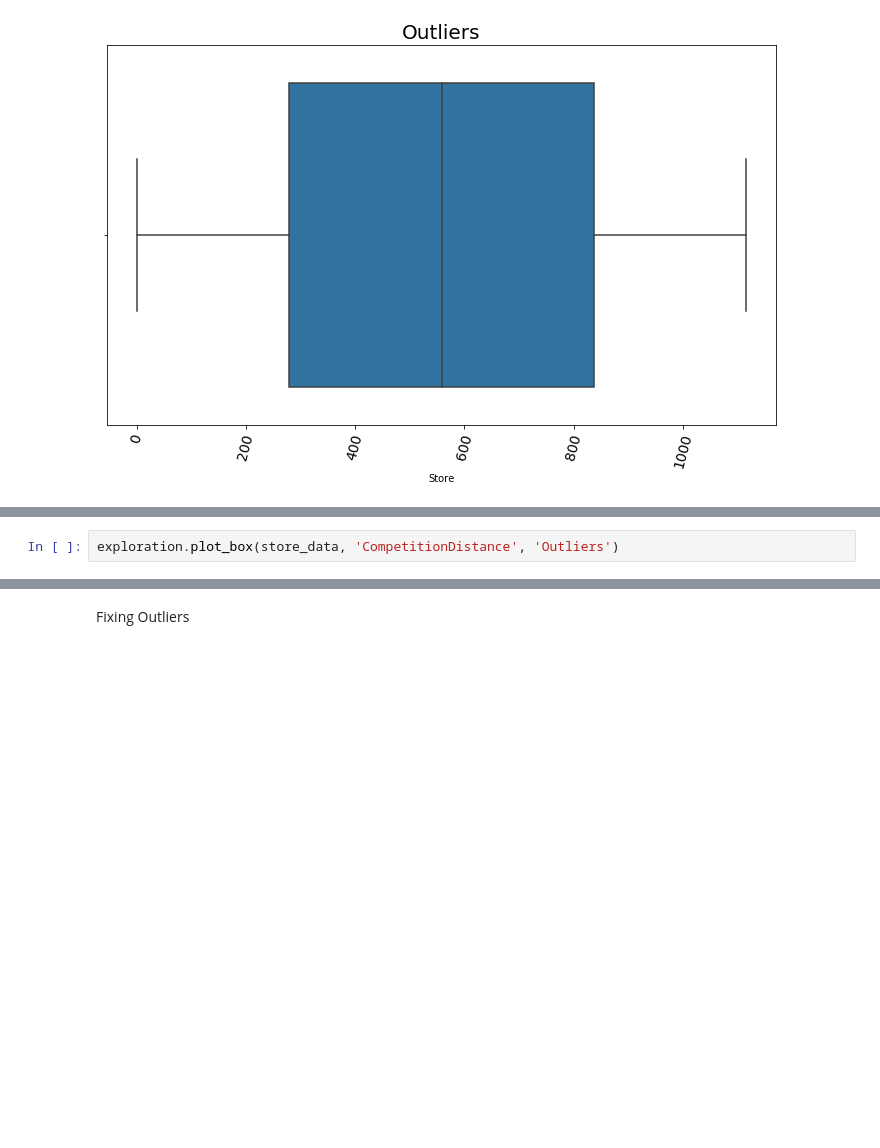
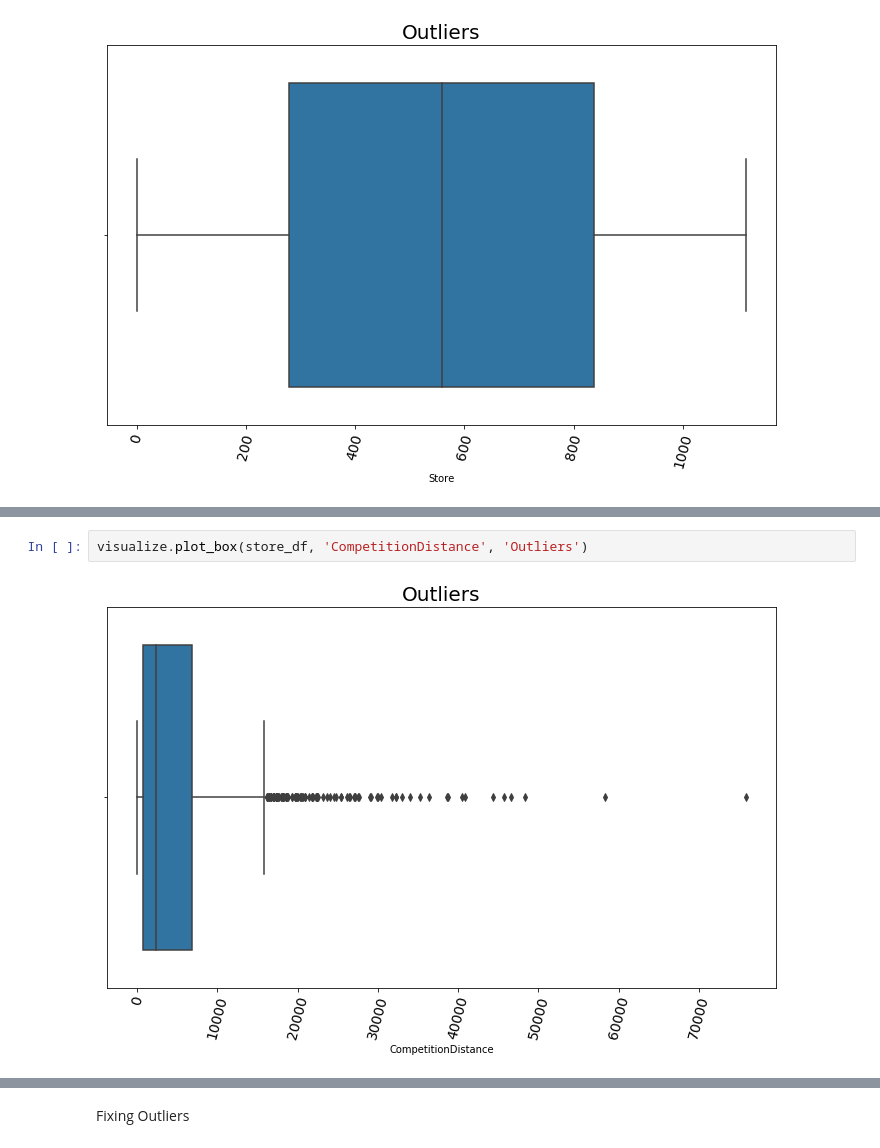
Before and after one commit to BirhanuGebisa/Pharmaceutical_sales_prediction, a Jupyter notebook: notebooks/preprocessing.ipynb, the cells around one changed output, grey strips where cells are left out. Cells and saved outputs as stored; diff of their text form; blank space fills up the shorter version.

```diff
--- a/notebooks/preprocessing.ipynb
+++ b/notebooks/preprocessing.ipynb
@@ -148,3 +150,5 @@ exploration.plot_box(test_data, 'DayOfWeek', 'Outliers')
 # %%
-exploration.plot_box(store_data, 'CompetitionDistance', 'Outliers')
+visualize.plot_box(store_df, 'CompetitionDistance', 'Outliers')
+# %% [output]
+[figure, added]
 # %%
```
Also changed, not shown: parts of 11 cells of this notebook.
